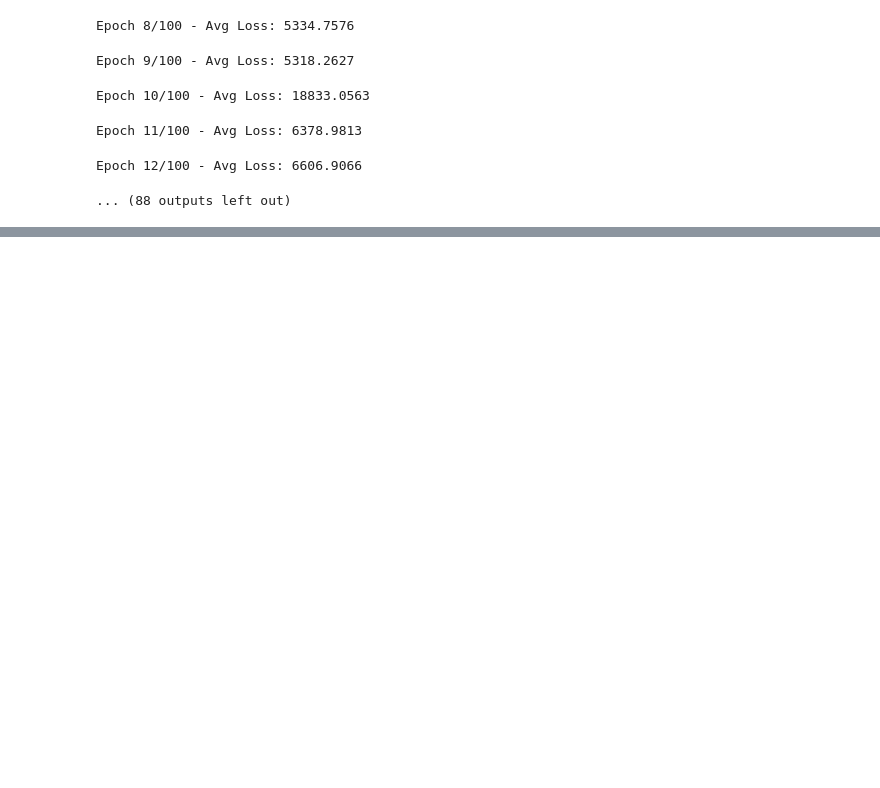
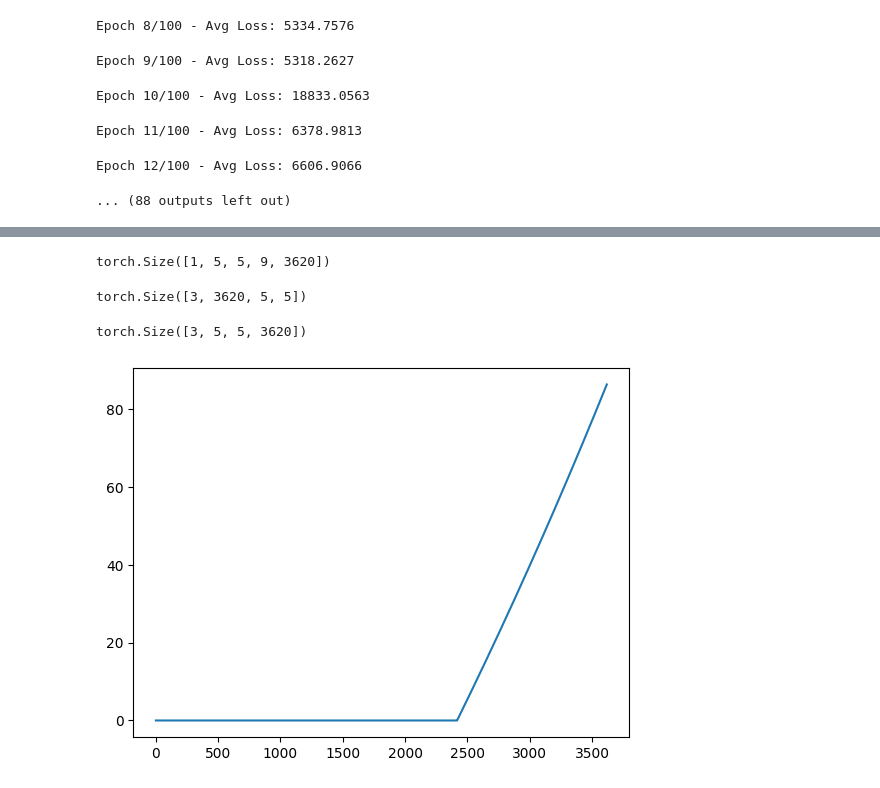
Before and after one commit to MirkoMorello/MSc_Sensors_Imaging, a Jupyter notebook: Final_Project/train.ipynb, the cells around one changed output, grey strips where cells are left out. Cells and saved outputs as stored; diff of their text form; code cells hidden in the pictures; blank space fills up the shorter version.

```diff
--- a/Final_Project/train.ipynb
+++ b/Final_Project/train.ipynb
@@ -395,0 +417,33 @@ Epoch 12/100 - Avg Loss: 6606.9066
+# %%
+# take a sample from the dataset
+sample = dataset[0].unsqueeze(0).to(device)
+encoder.eval()
+encoder_output = encoder(sample)
+encoder_output.shape
+sim_output = simulation(
+            t1, t2, t3, t4, t5, t6,
+            R_param, F_param,
+            delta_lambda, delta_sigma, E_s, cos_theta_s
+        )
+# %% [output]
+torch.Size([1, 5, 5, 9, 3620])
+# %%
+sim_output.shape
+# %% [output]
+torch.Size([3, 3620, 5, 5])
+# %%
+# permutate back to [B, H, W, C]
+sim_output = sim_output.permute(0, 2, 3, 1)
+sim_output.shape
+# %% [output]
+torch.Size([3, 5, 5, 3620])
+# %%
+# convert to numpy
+value = sim_output[0, 0, 0, :].detach().cpu().numpy()
+# %%
+import matplotlib.pyplot as plt
+
+plt.plot(value)
+plt.show()
+# %% [output]
+[figure, added]
```
Also changed, not shown: parts of 1 cell of this notebook.
